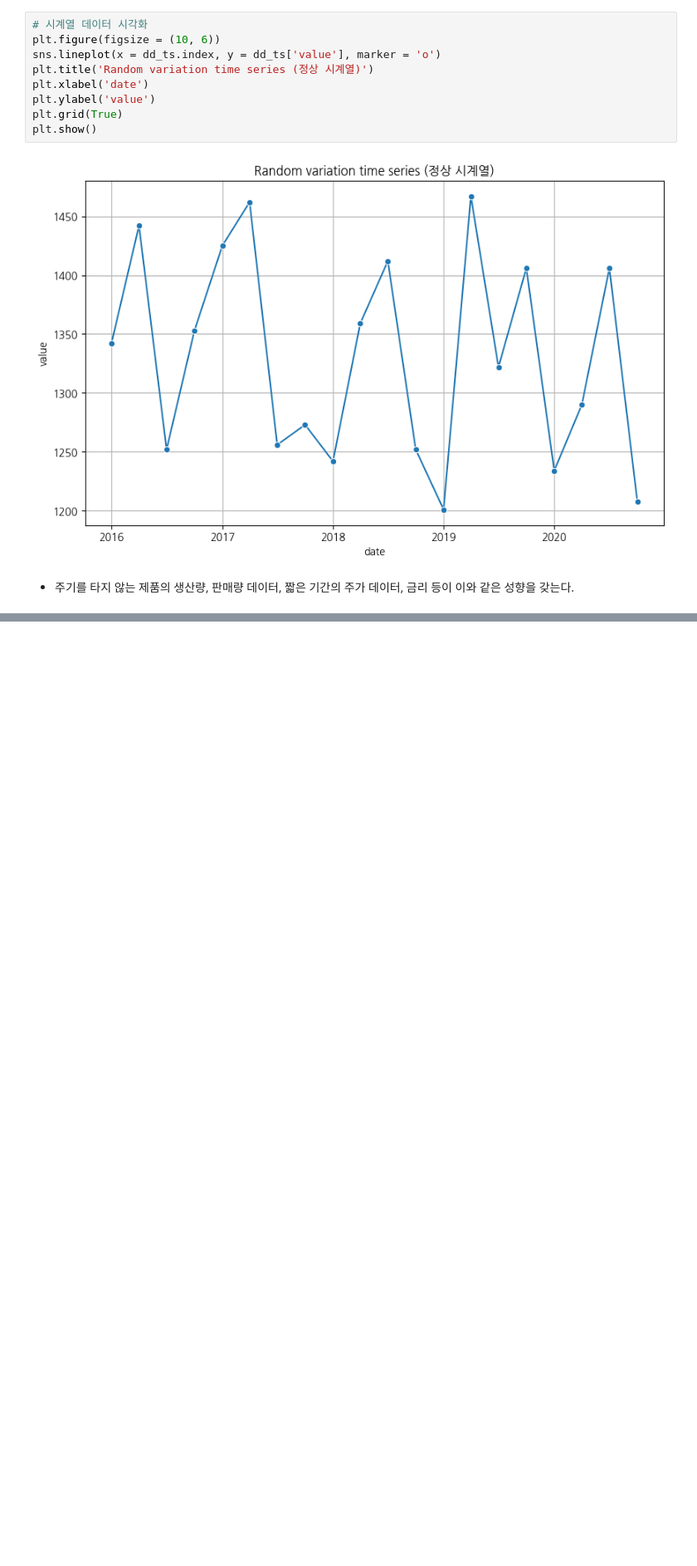
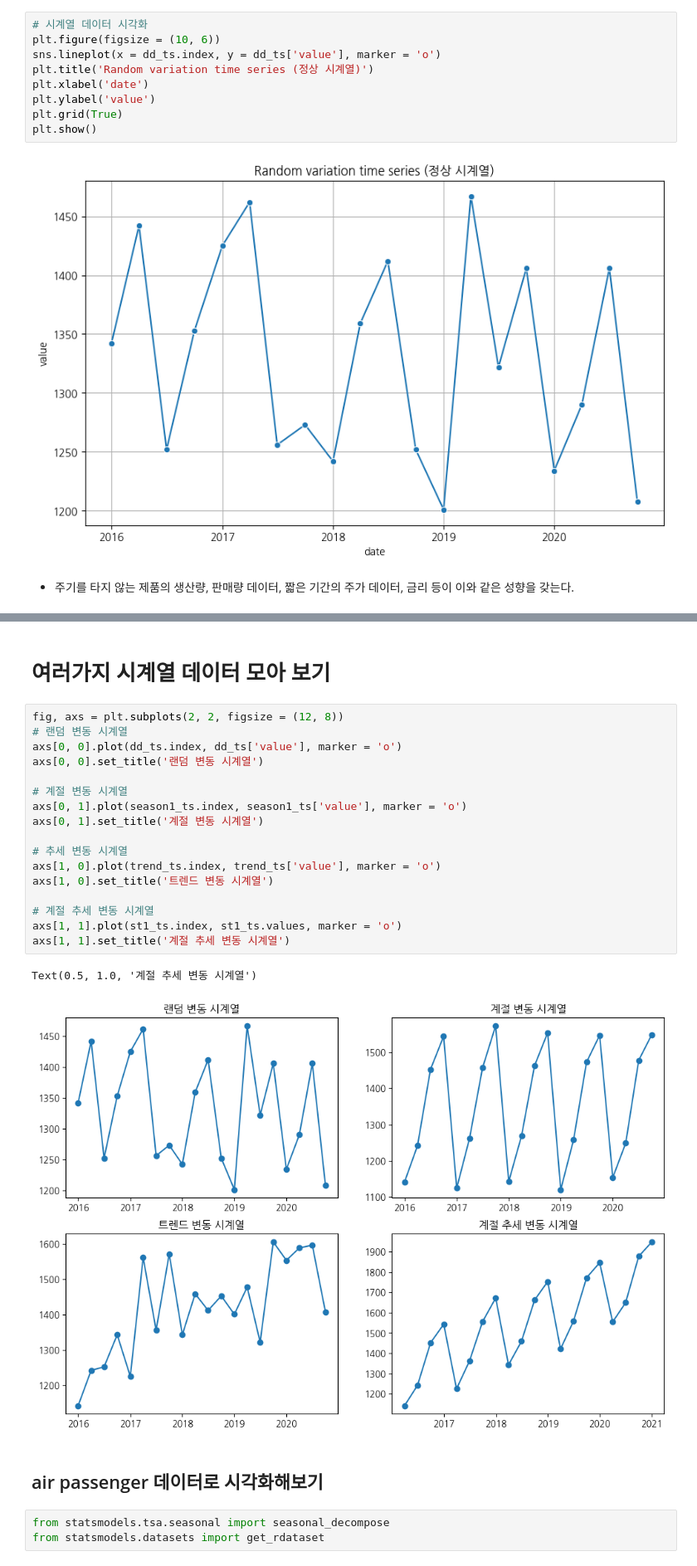
Before and after one commit to yusangsoo/Fintech_PM, a Jupyter notebook: 09_time_series/01_시계열_기초.ipynb, the cells around one changed output, grey strips where cells are left out. Shown at 83% size. Saved outputs shown, nothing was run; the diff lists cells and outputs as text; blank space fills up the shorter version.

```diff
--- a/09_time_series/01_시계열_기초.ipynb
+++ b/09_time_series/01_시계열_기초.ipynb
@@ -193,0 +395,27 @@ plt.show()
+# %% [markdown]
+# 여러가지 시계열 데이터 모아 보기
+# %%
+fig, axs = plt.subplots(2, 2, figsize = (12, 8))
+# 랜덤 변동 시계열
+axs[0, 0].plot(dd_ts.index, dd_ts['value'], marker = 'o')
+axs[0, 0].set_title('랜덤 변동 시계열')
+
+# 계절 변동 시계열
+axs[0, 1].plot(season1_ts.index, season1_ts['value'], marker = 'o')
+axs[0, 1].set_title('계절 변동 시계열')
+
+# 추세 변동 시계열
+axs[1, 0].plot(trend_ts.index, trend_ts['value'], marker = 'o')
+axs[1, 0].set_title('트렌드 변동 시계열')
+
+# 계절 추세 변동 시계열
+axs[1, 1].plot(st1_ts.index, st1_ts.values, marker = 'o')
+axs[1, 1].set_title('계절 추세 변동 시계열')
+# %% [output]
+Text(0.5, 1.0, '계절 추세 변동 시계열')
+[figure, added]
+# %% [markdown]
+## air passenger 데이터로 시각화해보기
+# %%
+from statsmodels.tsa.seasonal import seasonal_decompose
+from statsmodels.datasets import get_rdataset
```
Also changed, not shown: parts of 65 cells of this notebook.
